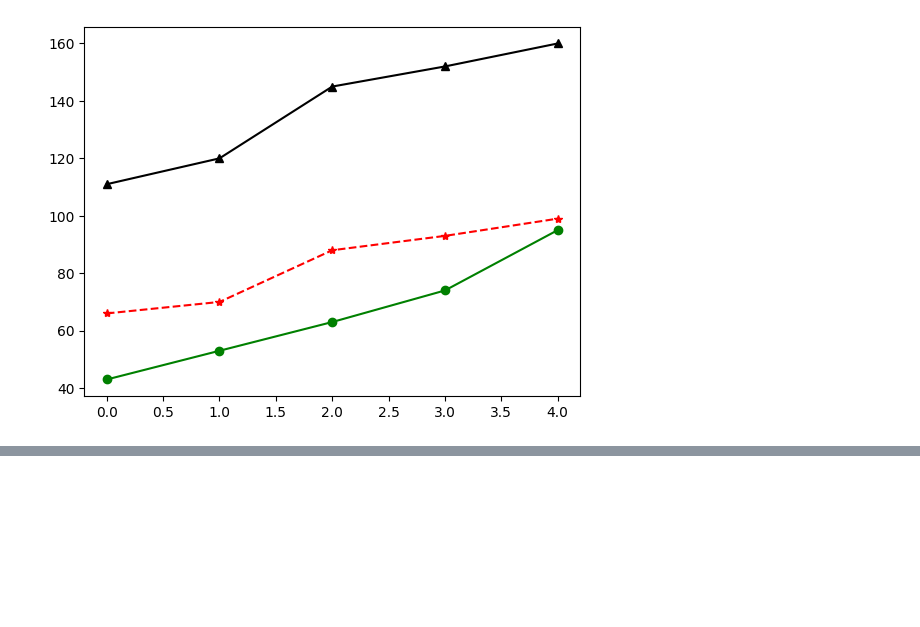
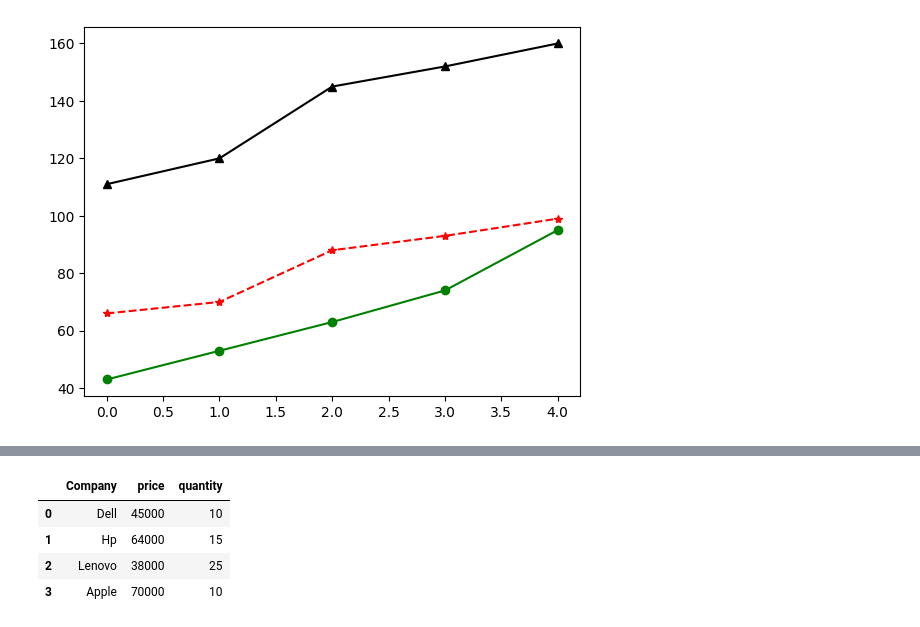
Before and after one commit to GulamAnsari12/Full-Python, a Jupyter notebook: Practice.ipynb, the cells around one changed output, grey strips where cells are left out. Saved outputs shown, nothing was run; the diff lists cells and outputs as text; code cells hidden in the pictures; blank space fills up the shorter version.

```diff
--- a/Practice.ipynb
+++ b/Practice.ipynb
@@ -489,0 +581,8 @@ plt.show()
+# %%
+pd.DataFrame(g)
+# %% [output]
+|  | Company | price | quantity |
+| 0 | Dell | 45000 | 10 |
+| 1 | Hp | 64000 | 15 |
+| 2 | Lenovo | 38000 | 25 |
+| 3 | Apple | 70000 | 10 |
```
Also changed, not shown: parts of 13 cells of this notebook, 2 other files.
